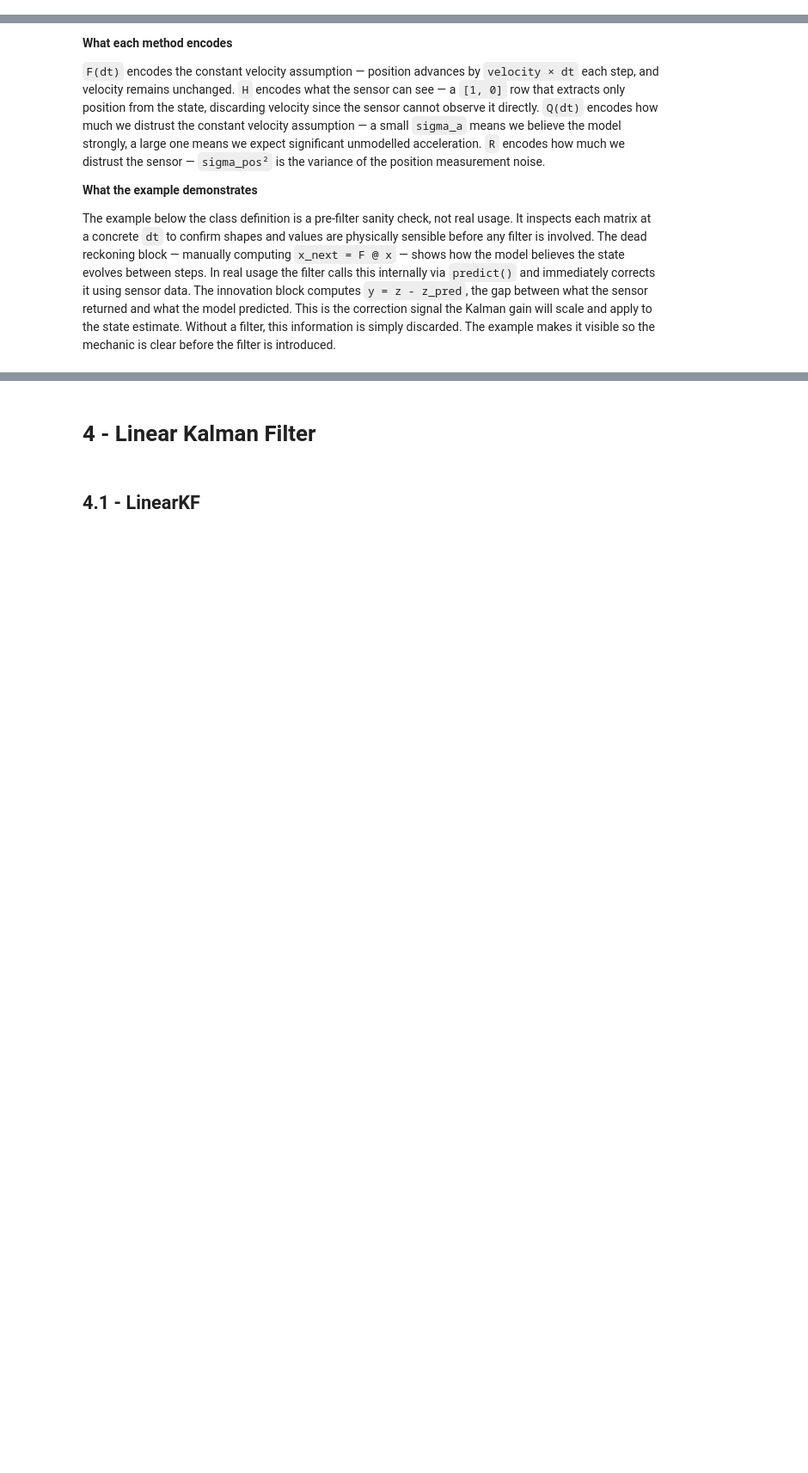
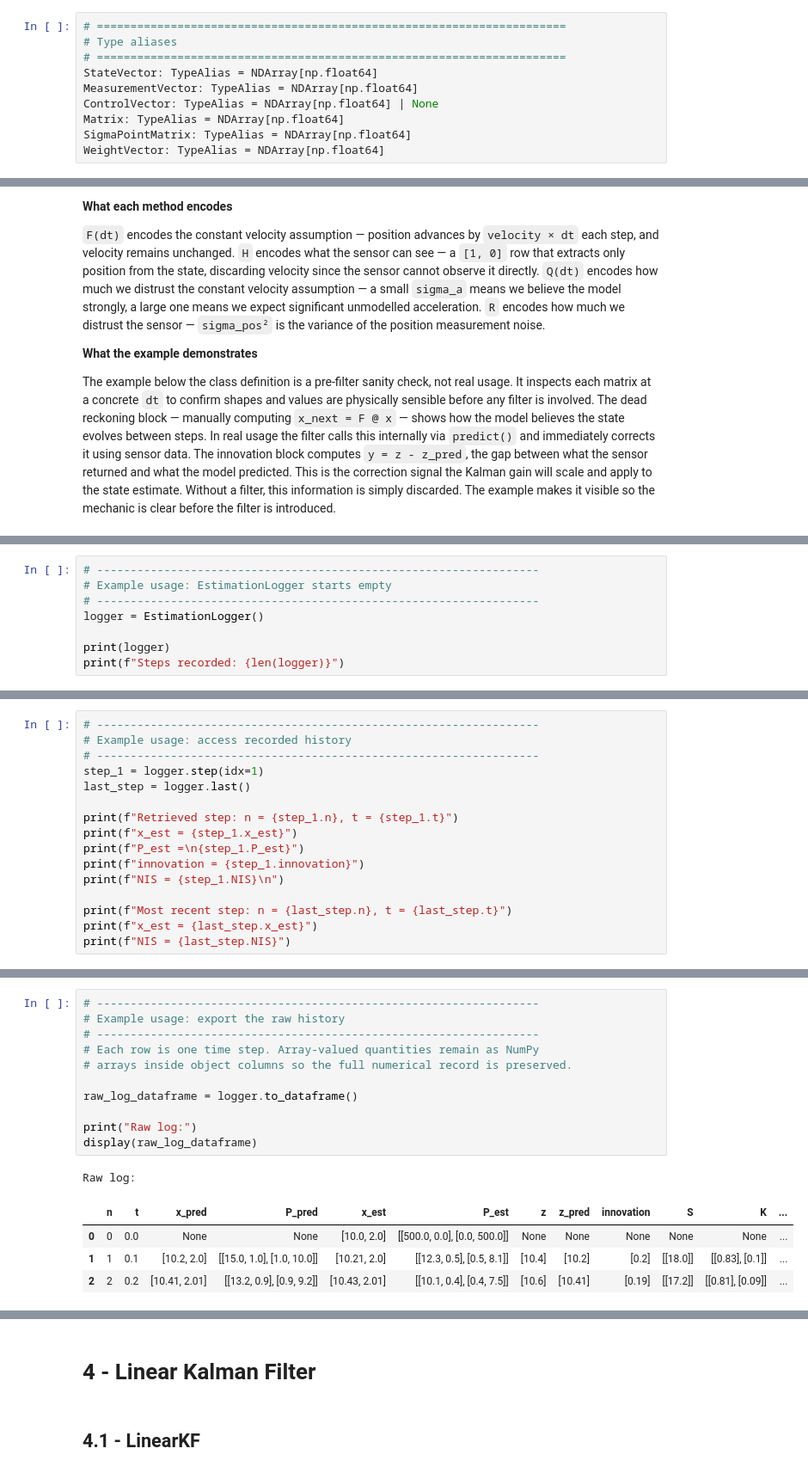
Before and after one commit to johnm3398/KalmanWorks, a Jupyter notebook: Kalman_Filter_class_development.ipynb, the cells around one changed output, grey strips where cells are left out. Shown at 86% size. Drawn from its saved outputs; the diff is of its cells as text; blank space fills up the shorter version.

```diff
--- a/Kalman_Filter_class_development.ipynb
+++ b/Kalman_Filter_class_development.ipynb
@@ -37,3 +50,13 @@ ABC gives construction-time failure with clear error messages, full IDE autocomp
+# %%
+# ======================================================================
+# Type aliases
+# ======================================================================
+StateVector: TypeAlias = NDArray[np.float64]
+MeasurementVector: TypeAlias = NDArray[np.float64]
+ControlVector: TypeAlias = NDArray[np.float64] | None
+Matrix: TypeAlias = NDArray[np.float64]
+SigmaPointMatrix: TypeAlias = NDArray[np.float64]
+WeightVector: TypeAlias = NDArray[np.float64]
 # %%
 class StateSpaceModel(ABC):
     """
@@ -397,0 +1084,8 @@ TypeError caught: Can't instantiate abstract class IncompleteModel with abstract
+# %%
+# ------------------------------------------------------------------
+# Example usage: EstimationLogger starts empty
+# ------------------------------------------------------------------
+logger = EstimationLogger()
+
+print(logger)
+print(f"Steps recorded: {len(logger)}")
@@ -397,0 +1148,16 @@ TypeError caught: Can't instantiate abstract class IncompleteModel with abstract
+# %%
+# ------------------------------------------------------------------
+# Example usage: access recorded history
+# ------------------------------------------------------------------
+step_1 = logger.step(idx=1)
+last_step = logger.last()
+
+print(f"Retrieved step: n = {step_1.n}, t = {step_1.t}")
+print(f"x_est = {step_1.x_est}")
+print(f"P_est =\n{step_1.P_est}")
+print(f"innovation = {step_1.innovation}")
+print(f"NIS = {step_1.NIS}\n")
+
+print(f"Most recent step: n = {last_step.n}, t = {last_step.t}")
+print(f"x_est = {last_step.x_est}")
+print(f"NIS = {last_step.NIS}")
@@ -398 +1232,18 @@ TypeError caught: Can't instantiate abstract class IncompleteModel with abstract
+# %%
+# ------------------------------------------------------------------
+# Example usage: export the raw history
+# ------------------------------------------------------------------
+# Each row is one time step. Array-valued quantities remain as NumPy
+# arrays inside object columns so the full numerical record is preserved.
+
+raw_log_dataframe = logger.to_dataframe()
+
+print("Raw log:")
+display(raw_log_dataframe)
+# %% [output]
+Raw log:
+|  | n | t | x_pred | P_pred | x_est | P_est | z | z_pred | innovation | S | K | ... |
+| 0 | 0 | 0.0 | None | None | [10.0, 2.0] | [[500.0, 0.0], [0.0, 500.0]] | None | None | None | None | None | ... |
+| 1 | 1 | 0.1 | [10.2, 2.0] | [[15.0, 1.0], [1.0, 10.0]] | [10.21, 2.0] | [[12.3, 0.5], [0.5, 8.1]] | [10.4] | [10.2] | [0.2] | [[18.0]] | [[0.83], [0.1]] | ... |
+| 2 | 2 | 0.2 | [10.41, 2.01] | [[13.2, 0.9], [0.9, 9.2]] | [10.43, 2.01] | [[10.1, 0.4], [0.4, 7.5]] | [10.6] | [10.41] | [0.19] | [[17.2]] | [[0.81], [0.09]] | ... |
 # %% [markdown]
```
Also changed, not shown: parts of 41 cells of this notebook.
